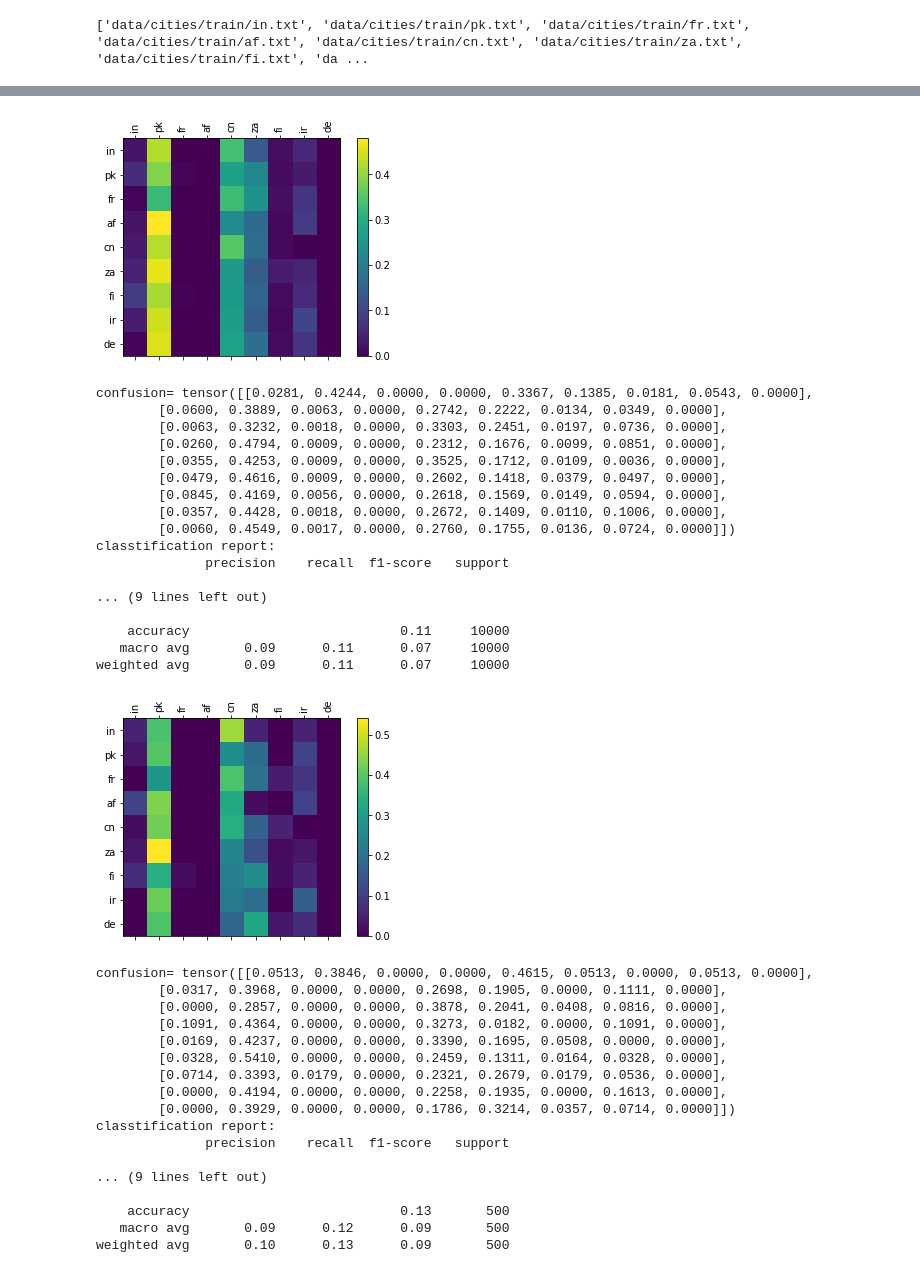
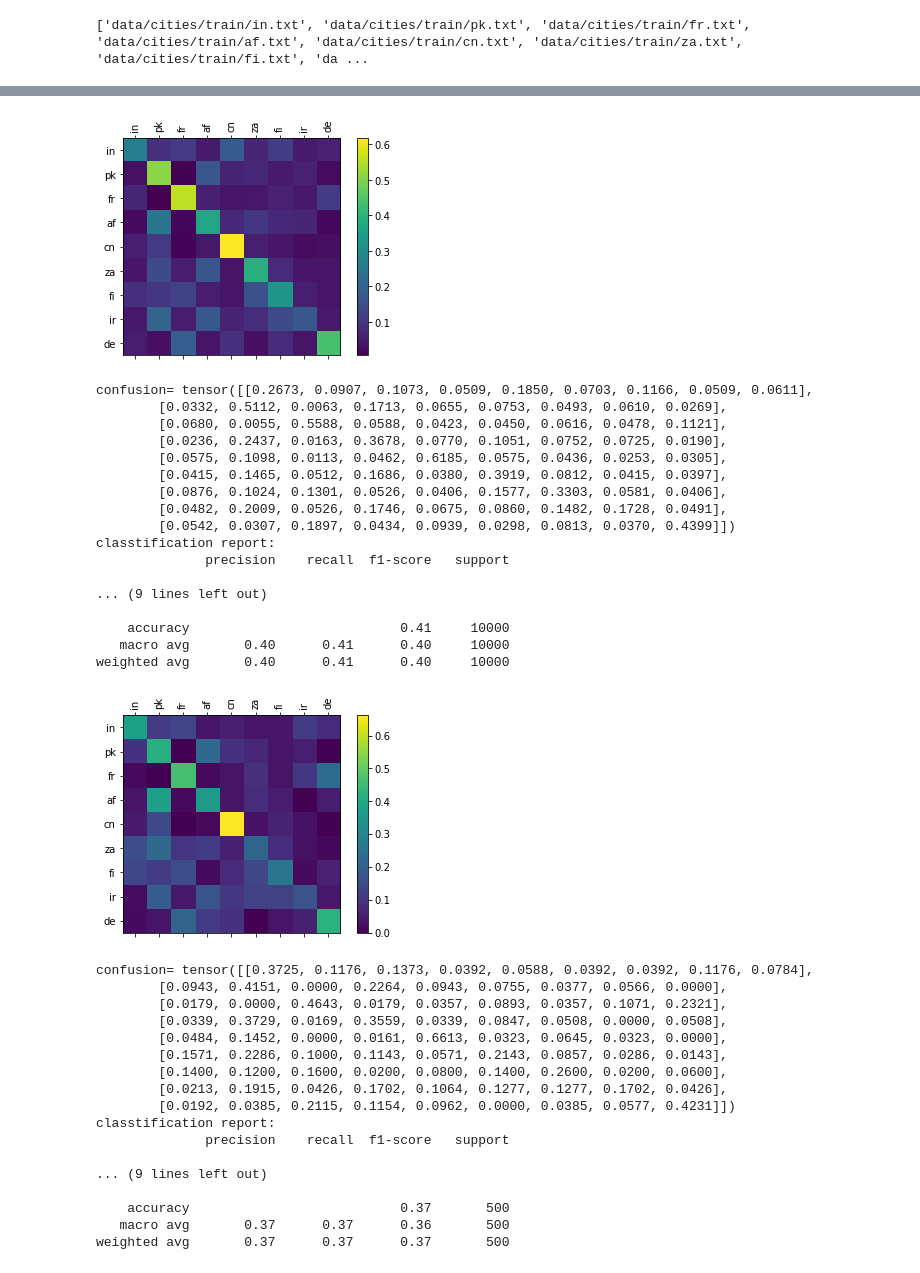
Before and after one commit to Chgabri2/NLP_Course, a Jupyter notebook: newpar3.ipynb, the cells around one changed output, grey strips where cells are left out. Cells and saved outputs as stored; diff of their text form; code cells hidden in the pictures.

Commit message:
nice results- 3 model*3 learninf rate

```diff
--- a/newpar3.ipynb
+++ b/newpar3.ipynb
@@ -166,0 +176,5 @@ train_model(all_categories,category_lines,rnn2,learning_rate=0.005)
+# %%
+#train on rnn
+n_hidden = 128
+rnn3 = RNN(n_letters, n_hidden, n_categories)
+train_model(all_categories,category_lines,rnn3,learning_rate=0.0005)
@@ -167,44 +203,44 @@ train_model(all_categories,category_lines,rnn2,learning_rate=0.005)
 # %%
 #evaluate model on the training set
-evaluate_model(all_categories,category_lines,rnn2)
+evaluate_model(all_categories,category_lines,rnn3)
 # %% [output]
-[figure, old version]
+[figure, new version]
-confusion= tensor([[0.0281, 0.4244, 0.0000, 0.0000, 0.3367, 0.1385, 0.0181, 0.0543, 0.0000],
-        [0.0600, 0.3889, 0.0063, 0.0000, 0.2742, 0.2222, 0.0134, 0.0349, 0.0000],
-        [0.0063, 0.3232, 0.0018, 0.0000, 0.3303, 0.2451, 0.0197, 0.0736, 0.0000],
-        [0.0260, 0.4794, 0.0009, 0.0000, 0.2312, 0.1676, 0.0099, 0.0851, 0.0000],
-        [0.0355, 0.4253, 0.0009, 0.0000, 0.3525, 0.1712, 0.0109, 0.0036, 0.0000],
-        [0.0479, 0.4616, 0.0009, 0.0000, 0.2602, 0.1418, 0.0379, 0.0497, 0.0000],
-        [0.0845, 0.4169, 0.0056, 0.0000, 0.2618, 0.1569, 0.0149, 0.0594, 0.0000],
-        [0.0357, 0.4428, 0.0018, 0.0000, 0.2672, 0.1409, 0.0110, 0.1006, 0.0000],
-        [0.0060, 0.4549, 0.0017, 0.0000, 0.2760, 0.1755, 0.0136, 0.0724, 0.0000]])
+confusion= tensor([[0.2673, 0.0907, 0.1073, 0.0509, 0.1850, 0.0703, 0.1166, 0.0509, 0.0611],
+        [0.0332, 0.5112, 0.0063, 0.1713, 0.0655, 0.0753, 0.0493, 0.0610, 0.0269],
+        [0.0680, 0.0055, 0.5588, 0.0588, 0.0423, 0.0450, 0.0616, 0.0478, 0.1121],
+        [0.0236, 0.2437, 0.0163, 0.3678, 0.0770, 0.1051, 0.0752, 0.0725, 0.0190],
+        [0.0575, 0.1098, 0.0113, 0.0462, 0.6185, 0.0575, 0.0436, 0.0253, 0.0305],
+        [0.0415, 0.1465, 0.0512, 0.1686, 0.0380, 0.3919, 0.0812, 0.0415, 0.0397],
+        [0.0876, 0.1024, 0.1301, 0.0526, 0.0406, 0.1577, 0.3303, 0.0581, 0.0406],
+        [0.0482, 0.2009, 0.0526, 0.1746, 0.0675, 0.0860, 0.1482, 0.1728, 0.0491],
+        [0.0542, 0.0307, 0.1897, 0.0434, 0.0939, 0.0298, 0.0813, 0.0370, 0.4399]])
 classtification report:
               precision    recall  f1-score   support
 
 ... (9 lines left out)
 
-    accuracy                           0.11     10000
-   macro avg       0.09      0.11      0.07     10000
-weighted avg       0.09      0.11      0.07     10000
+    accuracy                           0.41     10000
+   macro avg       0.40      0.41      0.40     10000
+weighted avg       0.40      0.41      0.40     10000
 # %%
 #evaluate model on the validation set
-evaluate_model(all_categories_test,category_lines_test,rnn2,500)
+evaluate_model(all_categories_test,category_lines_test,rnn3,500)
 # %% [output]
-[figure, old version]
+[figure, new version]
-confusion= tensor([[0.0513, 0.3846, 0.0000, 0.0000, 0.4615, 0.0513, 0.0000, 0.0513, 0.0000],
-        [0.0317, 0.3968, 0.0000, 0.0000, 0.2698, 0.1905, 0.0000, 0.1111, 0.0000],
-        [0.0000, 0.2857, 0.0000, 0.0000, 0.3878, 0.2041, 0.0408, 0.0816, 0.0000],
-        [0.1091, 0.4364, 0.0000, 0.0000, 0.3273, 0.0182, 0.0000, 0.1091, 0.0000],
-        [0.0169, 0.4237, 0.0000, 0.0000, 0.3390, 0.1695, 0.0508, 0.0000, 0.0000],
-        [0.0328, 0.5410, 0.0000, 0.0000, 0.2459, 0.1311, 0.0164, 0.0328, 0.0000],
-        [0.0714, 0.3393, 0.0179, 0.0000, 0.2321, 0.2679, 0.0179, 0.0536, 0.0000],
-        [0.0000, 0.4194, 0.0000, 0.0000, 0.2258, 0.1935, 0.0000, 0.1613, 0.0000],
-        [0.0000, 0.3929, 0.0000, 0.0000, 0.1786, 0.3214, 0.0357, 0.0714, 0.0000]])
+confusion= tensor([[0.3725, 0.1176, 0.1373, 0.0392, 0.0588, 0.0392, 0.0392, 0.1176, 0.0784],
+        [0.0943, 0.4151, 0.0000, 0.2264, 0.0943, 0.0755, 0.0377, 0.0566, 0.0000],
+        [0.0179, 0.0000, 0.4643, 0.0179, 0.0357, 0.0893, 0.0357, 0.1071, 0.2321],
+        [0.0339, 0.3729, 0.0169, 0.3559, 0.0339, 0.0847, 0.0508, 0.0000, 0.0508],
+        [0.0484, 0.1452, 0.0000, 0.0161, 0.6613, 0.0323, 0.0645, 0.0323, 0.0000],
+        [0.1571, 0.2286, 0.1000, 0.1143, 0.0571, 0.2143, 0.0857, 0.0286, 0.0143],
+        [0.1400, 0.1200, 0.1600, 0.0200, 0.0800, 0.1400, 0.2600, 0.0200, 0.0600],
+        [0.0213, 0.1915, 0.0426, 0.1702, 0.1064, 0.1277, 0.1277, 0.1702, 0.0426],
+        [0.0192, 0.0385, 0.2115, 0.1154, 0.0962, 0.0000, 0.0385, 0.0577, 0.4231]])
 classtification report:
               precision    recall  f1-score   support
 
 ... (9 lines left out)
 
-    accuracy                           0.13       500
-   macro avg       0.09      0.12      0.09       500
-weighted avg       0.10      0.13      0.09       500
+    accuracy                           0.37       500
+   macro avg       0.37      0.37      0.36       500
+weighted avg       0.37      0.37      0.37       500
```
Also changed, not shown: parts of 32 cells of this notebook, 1 other file.
